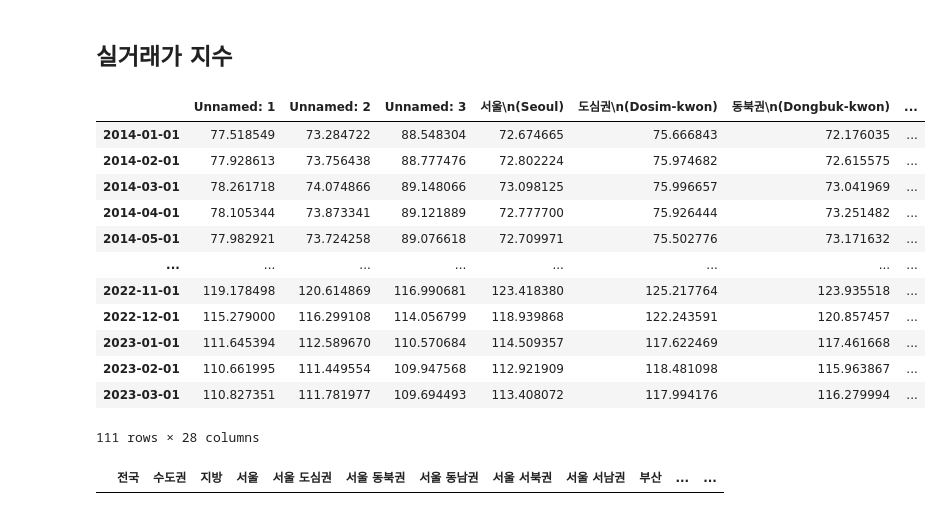
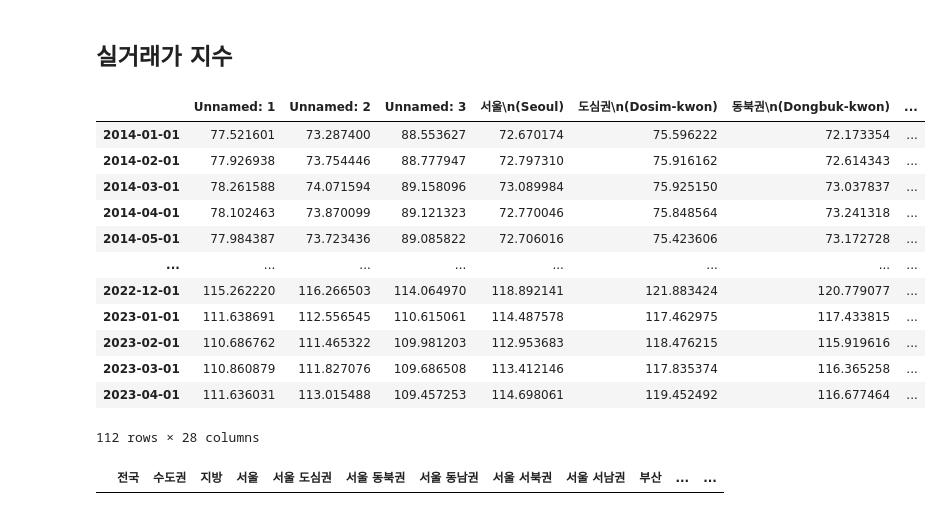
Before and after one commit to sizipusx/fundamental, a Jupyter notebook: jupyterlab/월간 부동산 업데이트.ipynb, the cells around one changed output. Saved outputs shown, nothing was run; the diff lists cells and outputs as text; code cells hidden in the pictures.

```diff
--- a/jupyterlab/월간 부동산 업데이트.ipynb
+++ b/jupyterlab/월간 부동산 업데이트.ipynb
@@ -20,25 +22,25 @@ service_key = 'ODM4YzliY2U3M2ZlMGNiY2VhNjYxYWRmZGRlOTM5M2M='
 ## 실거래가 지수
 # %%
 # 연결 1
-file_path = "C://Users/user/OneDriveData/개인/data/부동산 기본 파일/23.4월 공동주택 실거래가격지수 통계표.xlsm"
+file_path = "C://Users/user/OneDriveData/개인/data/부동산 기본 파일/23.5월 공동주택 실거래가격지수 통계표.xlsm"
 r_dict = pd.ExcelFile(file_path)
 rm_df = r_dict.parse('매매_아파트', skiprows=2, index_col=0)
 rj_df = r_dict.parse('전세_아파트', skiprows=2, index_col=0)
 rj_df
 # %% [output]
 |  | Unnamed: 1 | Unnamed: 2 | Unnamed: 3 | 서울\n(Seoul) | 도심권\n(Dosim-kwon) | 동북권\n(Dongbuk-kwon) | ... |
-| 2014-01-01 | 77.518549 | 73.284722 | 88.548304 | 72.674665 | 75.666843 | 72.176035 | ... |
-| 2014-02-01 | 77.928613 | 73.756438 | 88.777476 | 72.802224 | 75.974682 | 72.615575 | ... |
-| 2014-03-01 | 78.261718 | 74.074866 | 89.148066 | 73.098125 | 75.996657 | 73.041969 | ... |
-| 2014-04-01 | 78.105344 | 73.873341 | 89.121889 | 72.777700 | 75.926444 | 73.251482 | ... |
-| 2014-05-01 | 77.982921 | 73.724258 | 89.076618 | 72.709971 | 75.502776 | 73.171632 | ... |
+| 2014-01-01 | 77.521601 | 73.287400 | 88.553627 | 72.670174 | 75.596222 | 72.173354 | ... |
+| 2014-02-01 | 77.926938 | 73.754446 | 88.777947 | 72.797310 | 75.916162 | 72.614343 | ... |
+| 2014-03-01 | 78.261588 | 74.071594 | 89.158096 | 73.089984 | 75.925150 | 73.037837 | ... |
+| 2014-04-01 | 78.102463 | 73.870099 | 89.121323 | 72.770046 | 75.848564 | 73.241318 | ... |
+| 2014-05-01 | 77.984387 | 73.723436 | 89.085822 | 72.706016 | 75.423606 | 73.172728 | ... |
 | ... | ... | ... | ... | ... | ... | ... | ... |
-| 2022-11-01 | 119.178498 | 120.614869 | 116.990681 | 123.418380 | 125.217764 | 123.935518 | ... |
-| 2022-12-01 | 115.279000 | 116.299108 | 114.056799 | 118.939868 | 122.243591 | 120.857457 | ... |
-| 2023-01-01 | 111.645394 | 112.589670 | 110.570684 | 114.509357 | 117.622469 | 117.461668 | ... |
-| 2023-02-01 | 110.661995 | 111.449554 | 109.947568 | 112.921909 | 118.481098 | 115.963867 | ... |
-| 2023-03-01 | 110.827351 | 111.781977 | 109.694493 | 113.408072 | 117.994176 | 116.279994 | ... |
+| 2022-12-01 | 115.262220 | 116.266503 | 114.064970 | 118.892141 | 121.883424 | 120.779077 | ... |
+| 2023-01-01 | 111.638691 | 112.556545 | 110.615061 | 114.487578 | 117.462975 | 117.433815 | ... |
+| 2023-02-01 | 110.686762 | 111.465322 | 109.981203 | 112.953683 | 118.476215 | 115.919616 | ... |
+| 2023-03-01 | 110.860879 | 111.827076 | 109.686508 | 113.412146 | 117.835374 | 116.365258 | ... |
+| 2023-04-01 | 111.636031 | 113.015488 | 109.457253 | 114.698061 | 119.452492 | 116.677464 | ... |
-111 rows × 28 columns
+112 rows × 28 columns
 # %%
 header = header_excel.parse('real')
 header
```
Also changed, not shown: parts of 4 cells of this notebook, 1 other file.
